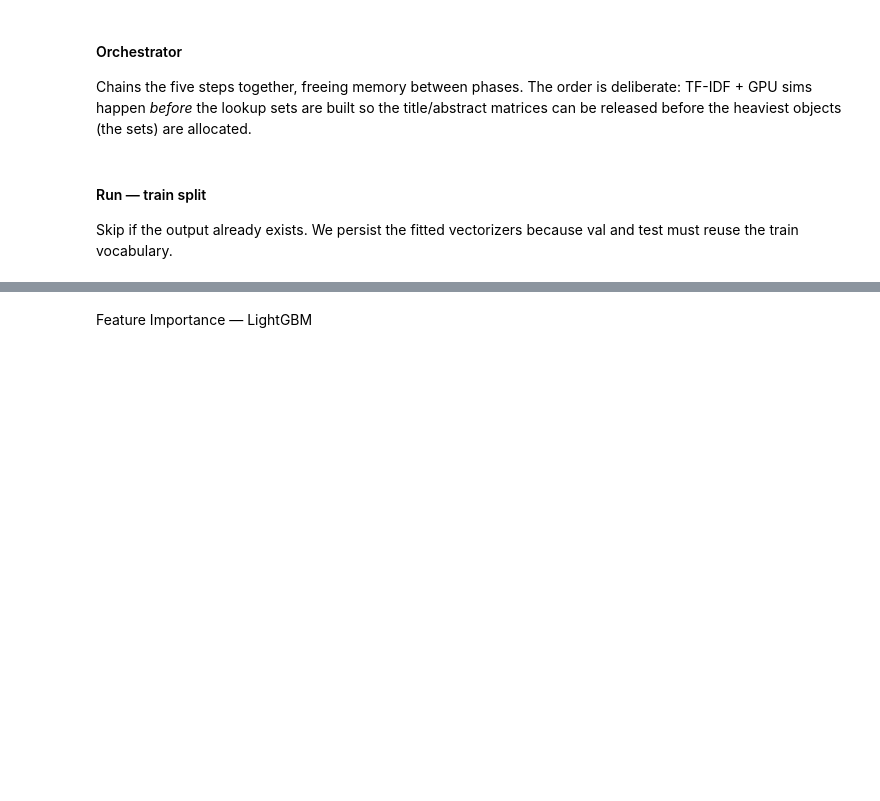
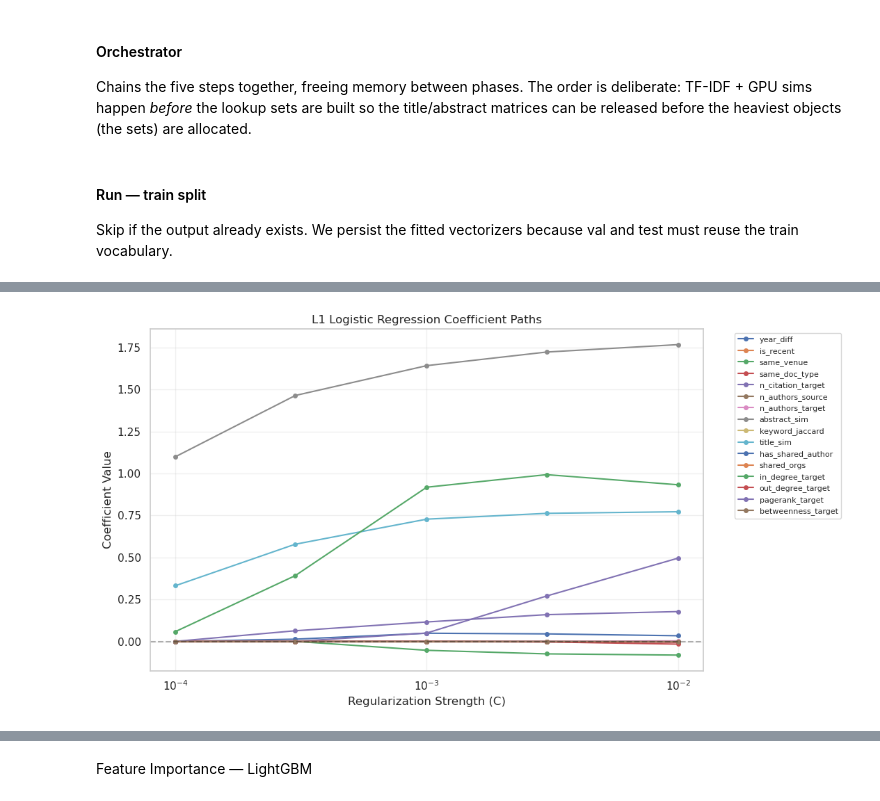
Before and after one commit to SergioFernandezDiz/Data-Projects-Hackathon_3-25-26, a Jupyter notebook: code_aggiornato.ipynb, the cells around one changed output, grey strips where cells are left out. Drawn from its saved outputs; the diff is of its cells as text; code cells hidden in the pictures; blank space fills up the shorter version.

```diff
--- a/code_aggiornato.ipynb
+++ b/code_aggiornato.ipynb
@@ -3725,0 +4511,8 @@ gc.collect()
+# %%
+print("Lasso Diagnostic — Surviving Features per C\n")
+print(f"  {'C':>10s}  {'N features':>12s}  Surviving")
+print(f"  {'-'*10}  {'-'*12}  {'-'*50}")
+
+for c in C_values:
+    r = lasso_results[c]
+    print(f"  {c:10.5f}  {r['n_surviving']:12d}  {', '.join(r['surviving'])}")
@@ -3725,0 +4529,23 @@ gc.collect()
+# %%
+coef_df = pd.DataFrame(
+    {c: lasso_results[c]["coefs"] for c in C_values}
+).T
+
+coef_df.index.name = "C"
+
+plt.figure(figsize=(11, 6))
+
+for feat in ALL_FEATURES:
+    plt.plot(C_values, coef_df[feat], marker="o", markersize=4, label=feat)
+
+plt.xscale("log")
+plt.axhline(y=0, color="black", linestyle="--", alpha=0.3)
+plt.xlabel("Regularization Strength (C)")
+plt.ylabel("Coefficient Value")
+plt.title("L1 Logistic Regression Coefficient Paths")
+plt.grid(alpha=0.3)
+plt.legend(bbox_to_anchor=(1.05, 1), loc="upper left", fontsize=8)
+plt.tight_layout()
+plt.show()
+# %% [output]
+[figure, added]
```
Also changed, not shown: parts of 113 cells of this notebook.
